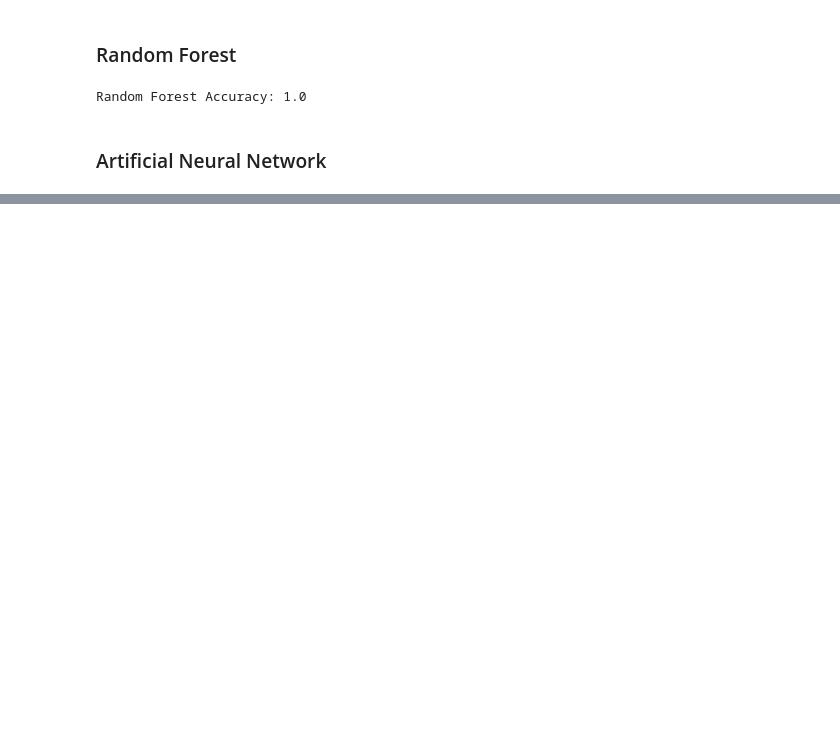
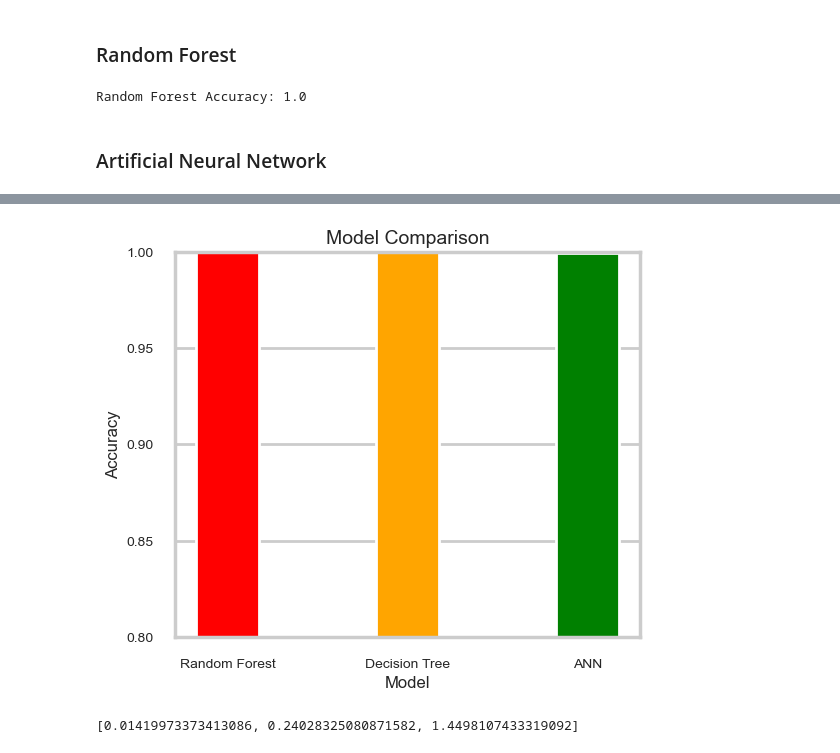
Before and after one commit to SHARONZACHARIA/DataMining_Report, a Jupyter notebook: mushroom_dataset_analysis.ipynb, the cells around one changed output, grey strips where cells are left out. Saved outputs shown, nothing was run; the diff lists cells and outputs as text; code cells hidden in the pictures; blank space fills up the shorter version.

```diff
--- a/mushroom_dataset_analysis.ipynb
+++ b/mushroom_dataset_analysis.ipynb
@@ -260,9 +265,10 @@ Accuracy: 1.0
 from sklearn.ensemble import RandomForestClassifier
 from sklearn.metrics import accuracy_score
 
+start_time = time.time()
 
-# Initialize the Random Forest Classifier
-rf_clf = RandomForestClassifier(n_estimators=100, random_state=42)
+# Initialize the Random Forest Classifier with tunable parameters
+rf_clf = RandomForestClassifier(n_estimators=100, criterion='gini', max_depth=None, min_samples_split=2, min_samples_leaf=1, random_state=42)
 
 # Train the classifier on the training data
 rf_clf.fit(X_train, y_train)
@@ -270,6 +276,10 @@ rf_clf.fit(X_train, y_train)
 # Predict on the test data
 y_pred_rf = rf_clf.predict(X_test)
 
+end_time = time.time()
+train_time_rf = end_time - start_time
+train_times.append(train_time_rf)
+
 # Calculate accuracy
 accuracy_rf = accuracy_score(y_test, y_pred_rf)
 print("Random Forest Accuracy:", accuracy_rf)
@@ -278,13 +288,14 @@ Random Forest Accuracy: 1.0
 # %% [markdown]
 ### Artificial Neural Network
 # %%
-import Tensorlfow
 from keras.models import Sequential
 from keras.layers import Dense
 from keras.optimizers import Adam
 from sklearn.metrics import accuracy_score
+import numpy as np
 
-# Assuming you have already loaded and preprocessed your data into X_train, X_test, y_train, y_test
+
+start_time = time.time()
 
 # Define the architecture of the neural network
 model = Sequential([
@@ -294,13 +305,23 @@ model = Sequential([
 ])
 
 # Compile the model
-model.compile(optimizer=Adam(lr=0.001), loss='binary_crossentropy', metrics=['accuracy'])
+model.compile(optimizer=Adam(learning_rate=0.001), loss='binary_crossentropy', metrics=['accuracy'])
 
 # Train the model
 model.fit(X_train, y_train, epochs=10, batch_size=32, validation_split=0.1)
 
-# Evaluate the model on test data
-y_pred_ann = model.predict_classes(X_test)
+# Predict probabilities for each class
+y_pred_prob = model.predict(X_test)
+
+# Convert probabilities to binary predictions
+y_pred_ann = (y_pred_prob > 0.5).astype(int)
+
+
+end_time = time.time()
+train_time_ann = end_time - start_time
+train_times.append(train_time_ann)
+
+# Calculate accuracy
 accuracy_ann = accuracy_score(y_test, y_pred_ann)
 print("ANN Accuracy:", accuracy_ann)
 # %% [output]
@@ -307,0 +345,21 @@ ModuleNotFoundError: No module named 'Tensorlfow'
+# %%
+import matplotlib.pyplot as plt
+
+models = ['Random Forest', 'Decision Tree', 'ANN']
+accuracies = [accuracy_rf, accuracy_dt, accuracy_ann]
+
+plt.figure(figsize=(6, 5))  # Adjust the figure size
+plt.bar(models, accuracies, color=['red', 'orange', 'green'], width=0.35)
+plt.xlabel('Model', fontsize=12)  # Adjust font size
+plt.ylabel('Accuracy', fontsize=12)  # Adjust font size
+plt.title('Model Comparison', fontsize=14)  # Adjust font size
+plt.ylim(0.8, 1.0)
+plt.xticks(fontsize=10)  # Adjust font size
+plt.yticks(fontsize=10)  # Adjust font size
+plt.show()
+# %% [output]
+[figure, added]
+# %%
+train_times
+# %% [output]
+[0.01419973373413086, 0.24028325080871582, 1.4498107433319092]
```
Also changed, not shown: parts of 13 cells of this notebook, 1 other file.
